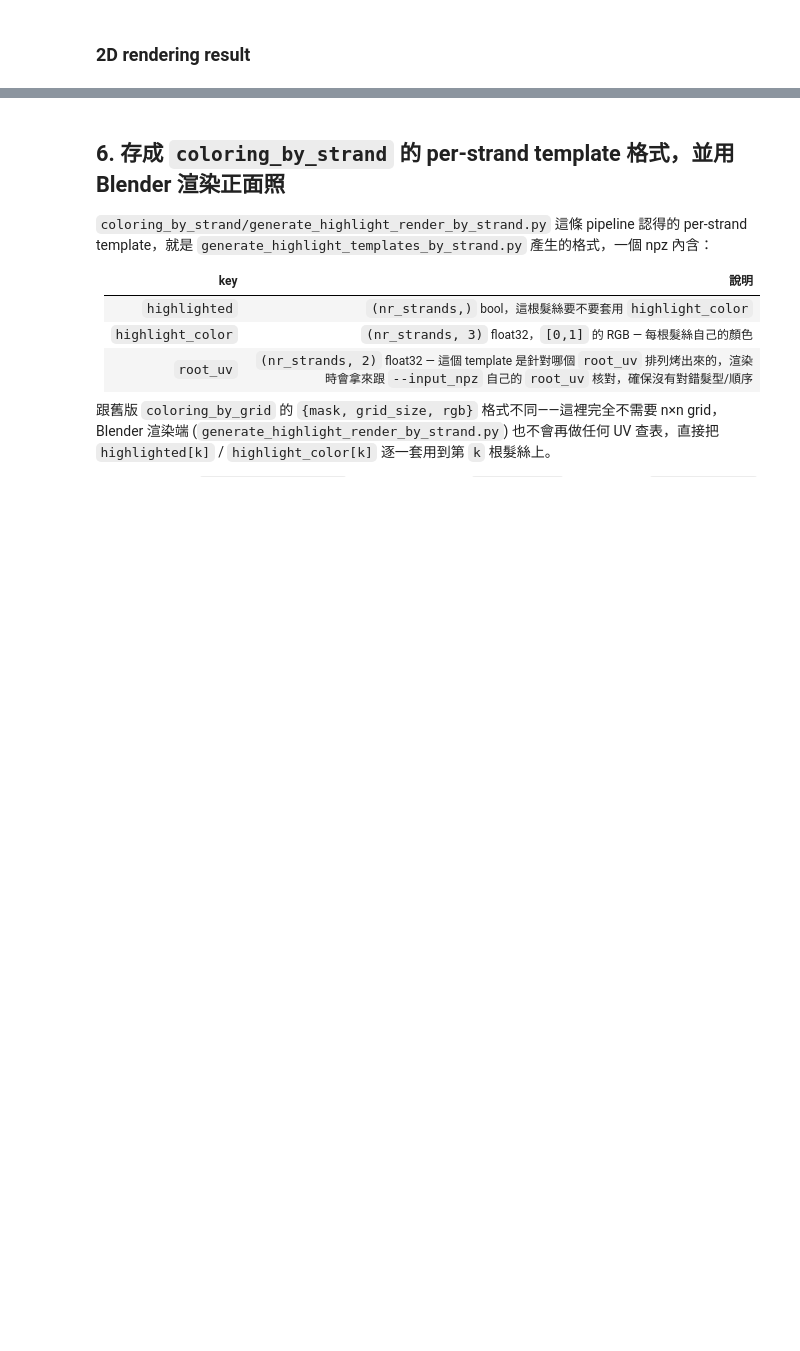
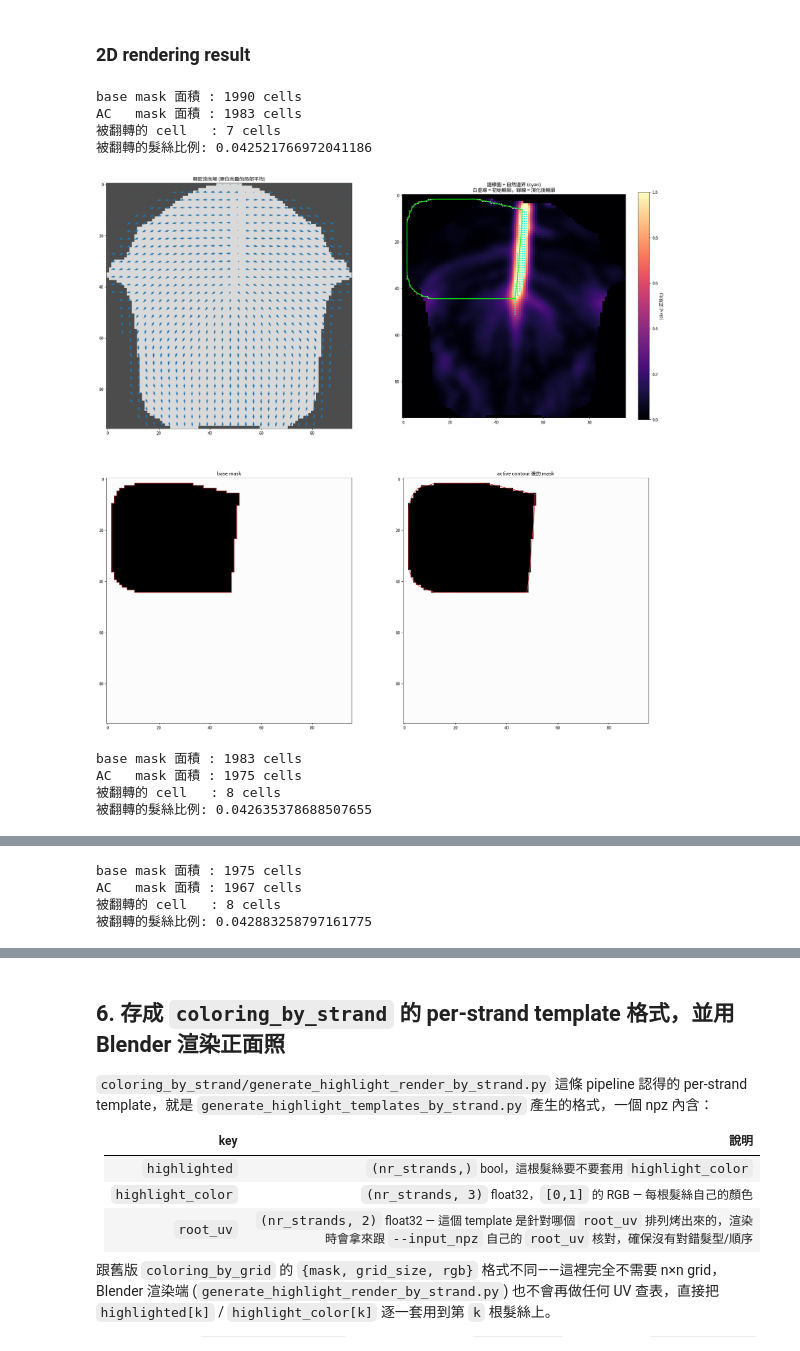
Before and after one commit to jf099005/hair_highlighting, a Jupyter notebook: generate_from_3D_models/scalp_grid_volume_sample/mask_updating_test.ipynb, the cells around one changed output, grey strips where cells are left out. Drawn from its saved outputs; the diff is of its cells as text; code cells hidden in the pictures; blank space fills up the shorter version.

Commit message:
flux-based active contour

```diff
--- a/generate_from_3D_models/scalp_grid_volume_sample/mask_updating_test.ipynb
+++ b/generate_from_3D_models/scalp_grid_volume_sample/mask_updating_test.ipynb
@@ -1001,12 +904,15 @@ for i, strand_mask in enumerate(iter_strand_masks):
 
 plt.show()
 # %%
+# cal_grid_score and iteration
+
 from tqdm import tqdm
 from scipy.spatial import ConvexHull
 def cal_grid_score(
     strand_positions, grid_pos, grid_normal, grid_valid,
     row_idx, col_idx, strand_mask, half_size,
-    strand_mask_grid = None
+    strand_mask_grid = None,
+    *, grid_t1, grid_t2,  # (N, N, 3) 每格切線基底 (必填)，用 build_scalp_grid_tangents 產生
 ):
     n_rows, n_cols = grid_valid.shape
 
@@ -1014,6 +920,7 @@ def cal_grid_score(
         strand_mask_grid = strands_above_cells_gpu(
             strand_positions, grid_pos, grid_normal, half_size,
             h_min=-0.01, h_max=0.4, grid_valid=grid_valid, show_progress=True,
+            grid_t1=grid_t1, grid_t2=grid_t2,
         )
     is_c1_mask = ~strand_mask  # False = base color = c1
 
@@ -1023,7 +930,8 @@ def cal_grid_score(
 
         strands_inside = np.where(strand_mask_grid[u_idx, v_idx])[0]  # (K,) 這一格上方的髮絲索引
         grid_score[row, col] = single_grid_score2(
-            strands_inside, strand_positions, grid_pos[u_idx, v_idx], grid_normal[u_idx, v_idx], half_size, is_c1_mask
+            strands_inside, strand_positions, grid_pos[u_idx, v_idx], grid_normal[u_idx, v_idx], half_size, is_c1_mask,
+            grid_t1[u_idx, v_idx], grid_t2[u_idx, v_idx],
         )
     return grid_score
 for ax in axes:
@@ -1034,7 +942,8 @@ for i in range(n_iter+1):
     grid_score = cal_grid_score(
         strand_positions, grid_pos, grid_normal, grid_valid,
         row_idx, col_idx, iter_strand_masks[i], half_size,
-        strand_mask_grid=strands_mask_grid
+        strand_mask_grid=strands_mask_grid,
+        grid_t1=grid_t1, grid_t2=grid_t2,
     )
 
     grid_score[grid_score < 0.99] = 0.0
@@ -1106,7 +1016,7 @@ for i in range(n_iter+1):
 
 plt.show()
 # %%
-## analyze result
+## show and analyze result
 
 show_direction_vec = True
 show_edge_detect_score = False
@@ -1161,7 +1071,7 @@ for i in range(n_iter+1):
         # 子取樣，避免整張圖被箭頭蓋住看不到底下的髮色。
         strand_pts2d_i, strand_vec2d_i = compute_strand_vectors_2d(
             strand_positions, grid_pos, grid_normal, grid_valid, half_size,
-            iter_strand_masks[i], base_color, strands_mask_grid,
+            iter_strand_masks[i], base_color, strands_mask_grid, grid_t1, grid_t2,
         )
         if strand_pts2d_i.shape[0] > max_arrows:
             rng = np.random.default_rng(i)
@@ -1179,7 +1089,8 @@ for i in range(n_iter+1):
         grid_score_i = cal_grid_edge_score(
             strand_positions, grid_pos, grid_normal, grid_valid,
             row_idx, col_idx, iter_strand_masks[i], half_size, base_color,
-            strand_mask_grid=strands_mask_grid
+            strand_mask_grid=strands_mask_grid,
+            grid_t1=grid_t1, grid_t2=grid_t2,
         )
         score_row_idx, score_col_idx = np.nonzero(grid_score_i > 1e-3)
         score_vals = np.clip(grid_score_i[score_row_idx, score_col_idx], 0, 1)
@@ -1199,8 +1110,9 @@ for i in range(n_iter+1):
 
 plt.show()
 # %%
+# Active Contour 測試：讓 base mask (mask_matrix) 的邊界「自然吸附」到頭皮流向向量場自己的邊界
+
 # =====================================================================================
-# Active Contour 測試：讓 base mask (mask_matrix) 的邊界「自然吸附」到頭皮流向向量場自己的邊界
 #
 # 觀念 —— 髮絲流向場是頭皮本身的性質，場的不連續處 (分邊線 / 髮旋，也就是 |div v| 的山脊) 就是天然最佳的
 # 顏色邊界：沿著它切，髮絲不會被切成兩色。所以不再讓 snake 自己在邊緣圖上摸索 (GVF 在稀疏山脊上捕捉範圍太短，
@@ -1411,49 +1323,59 @@ for _ in range(n_iter):
     ac_mask, init_contours, final_contours = active_contour_mask(mask_matrix, snap_dx, snap_dy, snap_w, **snake_kwargs)
     ac_strand_mask = ac_mask[row_idx, col_idx]  # (S,) bool: 每根髮絲自己的 mask，跟 base_strand_mask 同樣的查表方式
 
     print("base mask 面積 :", int(mask_matrix.sum()), "cells")
     print("AC   mask 面積 :", int(ac_mask.sum()), "cells")
     print("被翻轉的 cell   :", int((ac_mask != mask_matrix).sum()), "cells")
     print("被翻轉的髮絲比例:", float((ac_strand_mask != base_strand_mask).mean()))
 
 
     # ---------------------------------- 視覺化 ----------------------------------
     def draw_contours(ax, contours, **kw):
         for c in contours:
             ax.plot(*np.vstack([c, c[:1]]).T, **kw)
     plt.rcParams['font.sans-serif'] = ['Noto Sans CJK JP', 'Droid Sans Fallback', 'DejaVu Sans']
     plt.rcParams['axes.unicode_minus'] = False
 
 
     step = 3
     gx, gy = np.meshgrid(np.arange(0, N, step), np.arange(0, N, step))
-    fig, axes = plt.subplots(1, 4, figsize=(24, 6))
+    fig, axes = plt.subplots(2, 2, figsize=(24, 24))
 
-    axes[0].imshow(np.where(valid_rc, 0.85, 0.3), cmap="gray", vmin=0, vmax=1)
-    axes[0].quiver(gx, gy, flow_vx[::step, ::step], flow_vy[::step, ::step],
+    axes[0, 0].imshow(np.where(valid_rc, 0.85, 0.3), cmap="gray", vmin=0, vmax=1)
+    axes[0, 0].quiver(gx, gy, flow_vx[::step, ::step], flow_vy[::step, ::step],
                 color="tab:blue", angles="xy", scale_units="xy", scale=0.5, width=0.003)
-    axes[0].set_title("稠密流向場 (單位向量的局部平均)")
+    axes[0, 0].set_title("稠密流向場 (單位向量的局部平均)")
 
-    im = axes[1].imshow(edge_map, cmap="magma", vmin=0, vmax=1)
-    plt.colorbar(im, ax=axes[1], fraction=0.046, label="|div v| (正規化)")
+    im = axes[0, 1].imshow(edge_map, cmap="magma", vmin=0, vmax=1)
+    plt.colorbar(im, ax=axes[0, 1], fraction=0.046, label="|div v| (正規化)")
     by, bx = np.nonzero(natural_boundary)
-    axes[1].scatter(bx, by, s=5, c="cyan", label="自然邊界")
-    draw_contours(axes[1], init_contours, color="white", ls="--", lw=1.2)
-    draw_contours(axes[1], final_contours, color="lime", lw=1.8)
-    axes[1].set_title("邊緣圖 + 自然邊界 (cyan)\n白虛線 = 初始輪廓，綠線 = 演化後輪廓")
+    axes[0, 1].scatter(bx, by, s=5, c="cyan", label="自然邊界")
+    draw_contours(axes[0, 1], init_contours, color="white", ls="--", lw=1.2)
+    draw_contours(axes[0, 1], final_contours, color="lime", lw=1.8)
+    axes[0, 1].set_title("邊緣圖 + 自然邊界 (cyan)\n白虛線 = 初始輪廓，綠線 = 演化後輪廓")
 
-    axes[2].imshow(mask_to_rgb(mask_matrix))
-    draw_contours(axes[2], init_contours, color="tab:red", lw=1.2)
-    axes[2].set_title("base mask")
+    axes[1, 0].imshow(mask_to_rgb(mask_matrix))
+    draw_contours(axes[1, 0], init_contours, color="tab:red", lw=1.2)
+    axes[1, 0].set_title("base mask")
 
-    axes[3].imshow(mask_to_rgb(ac_mask))
-    draw_contours(axes[3], final_contours, color="tab:red", lw=1.2)
-    axes[3].set_title("active contour 後的 mask")
+    axes[1, 1].imshow(mask_to_rgb(ac_mask))
+    draw_contours(axes[1, 1], final_contours, color="tab:red", lw=1.2)
+    axes[1, 1].set_title("active contour 後的 mask")
 
-    for ax in axes:
-        ax.set_xlim(-0.5, N - 0.5)
-        ax.set_ylim(N - 0.5, -0.5)  # 跟 imshow(origin="upper") 同方向: row 由上往下增加
+    # for ax in [axes[0, :], axes[1, :]]:
+    #     ax.set_xlim(-0.5, N - 0.5)
+    #     ax.set_ylim(N - 0.5, -0.5)  # 跟 imshow(origin="upper") 同方向: row 由上往下增加
     plt.show()
 
     # init_contours = final_contours
     mask_matrix = ac_mask
+# %% [output]
+base mask 面積 : 1990 cells
+AC   mask 面積 : 1983 cells
+被翻轉的 cell   : 7 cells
+被翻轉的髮絲比例: 0.042521766972041186
+[figure, added]
+base mask 面積 : 1983 cells
+AC   mask 面積 : 1975 cells
+被翻轉的 cell   : 8 cells
+被翻轉的髮絲比例: 0.042635378688507655
@@ -1459,0 +1383,4 @@ for _ in range(n_iter):
+base mask 面積 : 1975 cells
+AC   mask 面積 : 1967 cells
+被翻轉的 cell   : 8 cells
+被翻轉的髮絲比例: 0.042883258797161775
```
Also changed, not shown: parts of 18 cells of this notebook, 11 other files.
